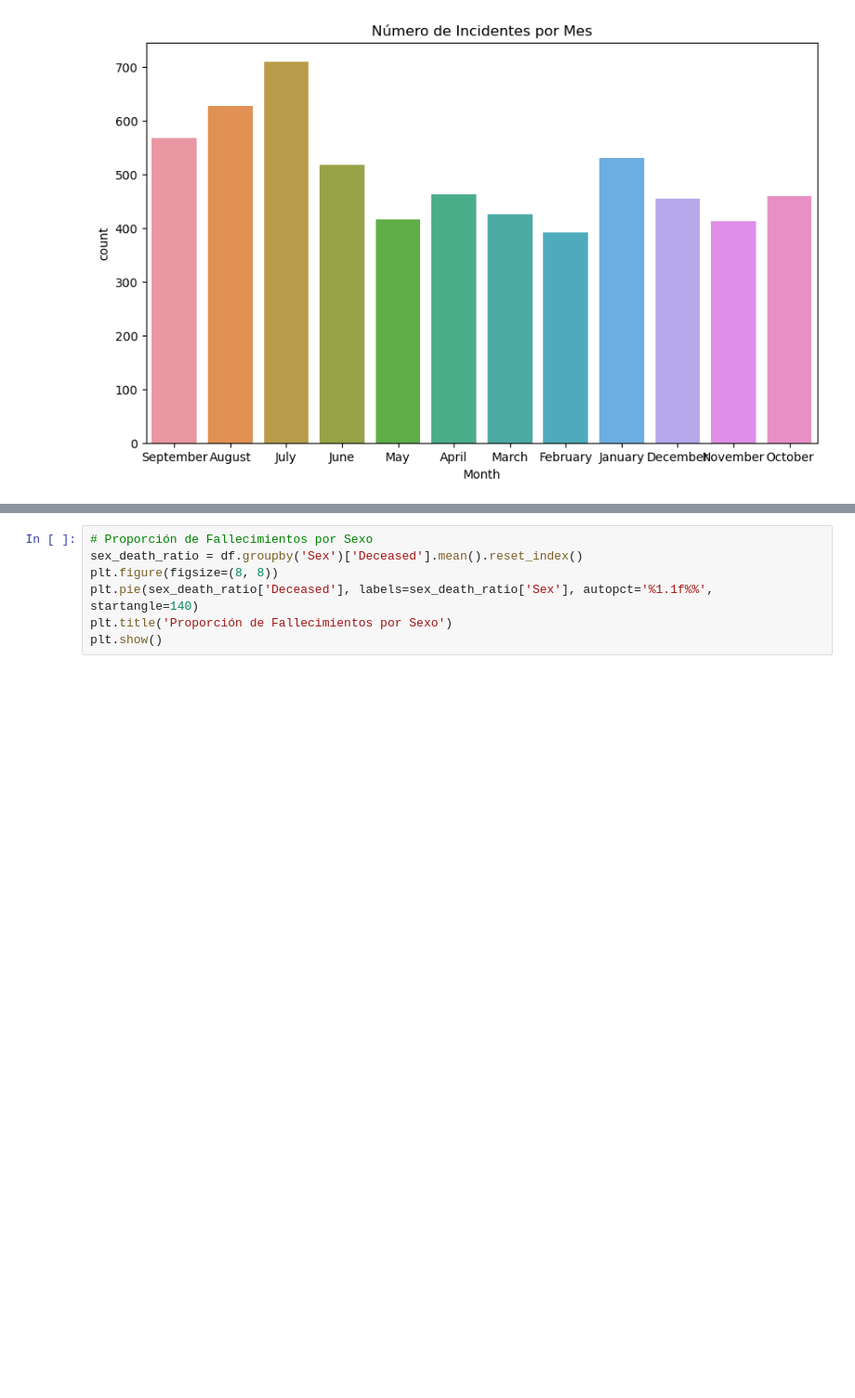
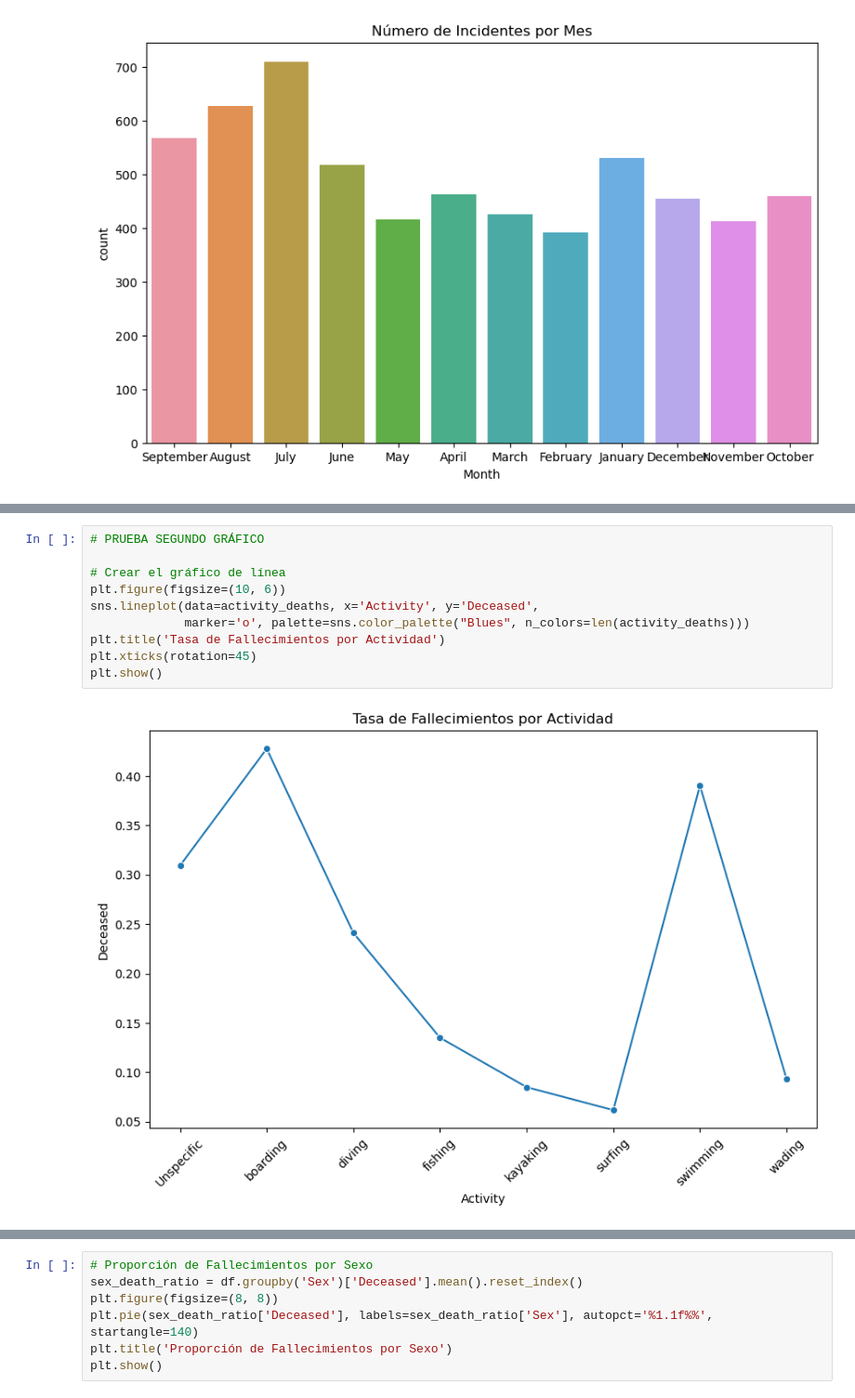
Before and after one commit to LOA395/Shark-attack, a Jupyter notebook: EDA.ipynb, the cells around one changed output, grey strips where cells are left out. Shown at 93% size. Cells and saved outputs as stored; diff of their text form; blank space fills up the shorter version.

```diff
--- a/EDA.ipynb
+++ b/EDA.ipynb
@@ -65,0 +89,12 @@ plt.show()
+# %%
+# PRUEBA SEGUNDO GRÁFICO
+
+# Crear el gráfico de línea
+plt.figure(figsize=(10, 6))
+sns.lineplot(data=activity_deaths, x='Activity', y='Deceased',
+             marker='o', palette=sns.color_palette("Blues", n_colors=len(activity_deaths)))
+plt.title('Tasa de Fallecimientos por Actividad')
+plt.xticks(rotation=45)
+plt.show()
+# %% [output]
+[figure, added]
```
Also changed, not shown: parts of 18 cells of this notebook, 1 other file.
